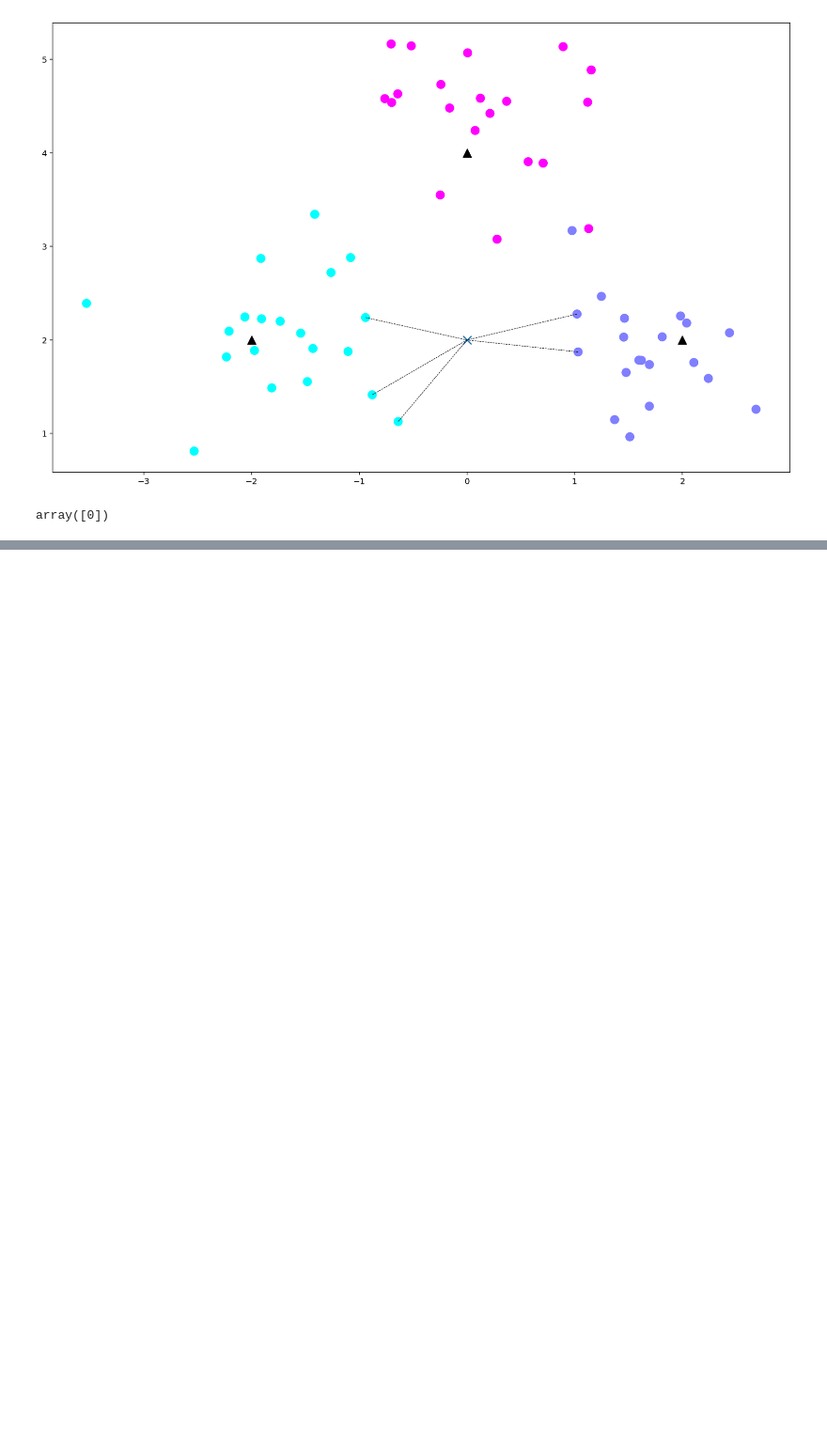
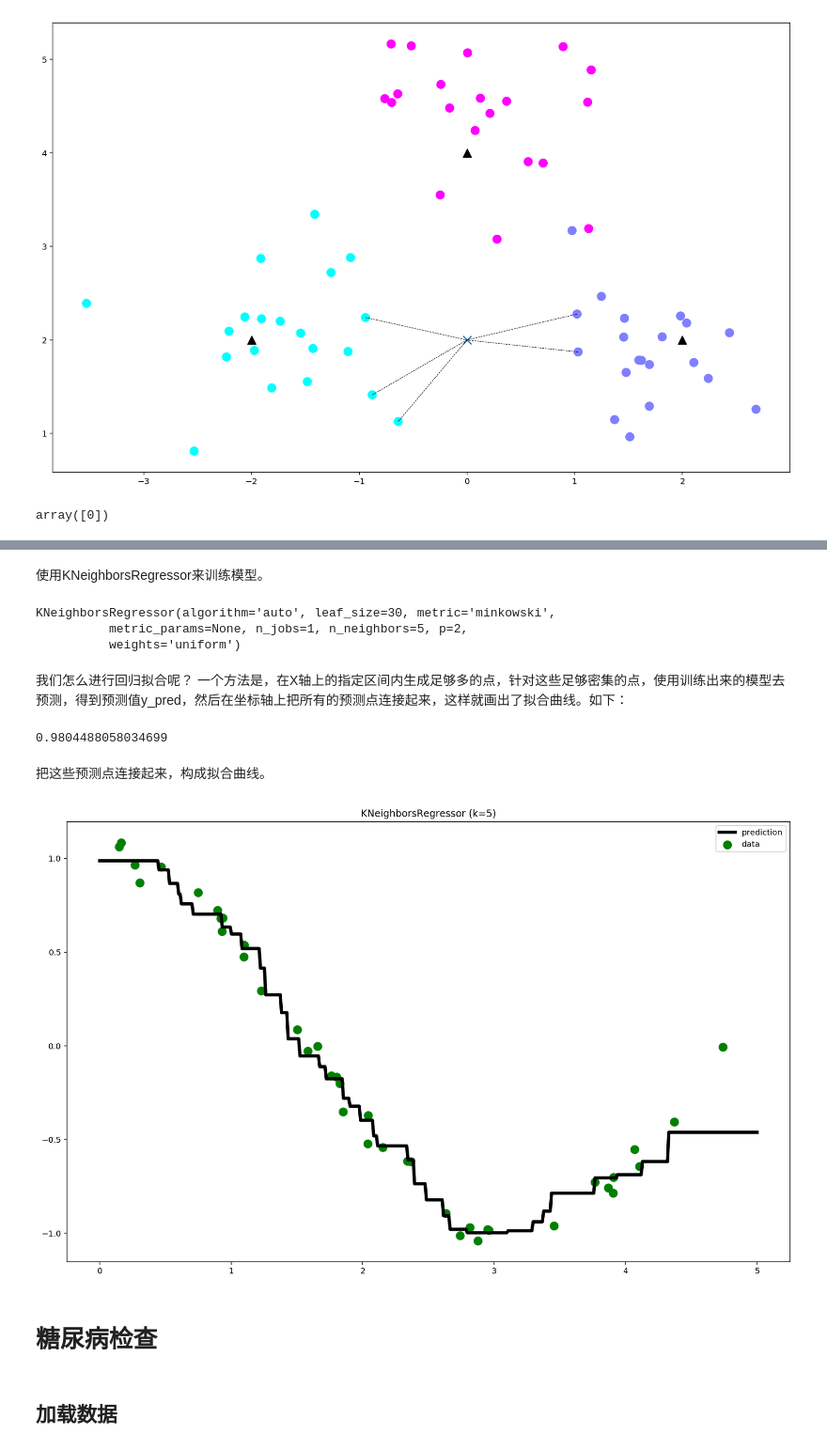
Before and after one commit to DearJaquan/SougouLab, a Jupyter notebook: knn.ipynb, the cells around one changed output, grey strips where cells are left out. Shown at 94% size. Drawn from its saved outputs; the diff is of its cells as text; code cells hidden in the pictures; blank space fills up the shorter version.

Commit message:
knn-regressor

```diff
--- a/knn.ipynb
+++ b/knn.ipynb
@@ -63,0 +70,59 @@ array([0])
+# %%
+import numpy as np
+n_dots = 40
+X = 5 * np.random.rand(n_dots, 1)
+y = np.cos(X).ravel()
+
+# 添加一些噪声
+y += 0.2 * np.random.rand(n_dots) - 0.1
+# %% [markdown]
+使用KNeighborsRegressor来训练模型。
+# %%
+# 训练模型
+from sklearn.neighbors import KNeighborsRegressor
+k = 5
+knn = KNeighborsRegressor(k)
+knn.fit(X, y)
+
+"""
+KNeighborsRegressor(algorithm='auto', leaf_size=30, metric='minkowski',
+          metric_params=None, n_jobs=1, n_neighbors=5, p=2,
+          weights='uniform')
+"""
+# %% [output]
+KNeighborsRegressor(algorithm='auto', leaf_size=30, metric='minkowski',
+          metric_params=None, n_jobs=1, n_neighbors=5, p=2,
+          weights='uniform')
+# %% [markdown]
+我们怎么进行回归拟合呢？
+一个方法是，在X轴上的指定区间内生成足够多的点，针对这些足够密集的点，使用训练出来的模型去预测，得到预测值y_pred，然后在坐标轴上把所有的预测点连接起来，这样就画出了拟合曲线。如下：
+# %%
+# 生成足够密集的点并进行预测
+T = np.linspace(0, 5, 500)[:, np.newaxis]
+y_pred = knn.predict(T)
+knn.score(X, y) # 计算拟合曲线对训练样本的拟合准确性。
+
+"""
+0.9804488058034699
+"""
+# %% [output]
+0.9804488058034699
+# %% [markdown]
+把这些预测点连接起来，构成拟合曲线。
+# %%
+# 画出拟合曲线。
+import matplotlib.pyplot as plt
+plt.figure(figsize=(16,10), dpi=144)
+plt.scatter(X, y, c='g', label='data', s=100) # 画出训练样本
+plt.plot(T, y_pred, c='k', label='prediction', lw=4) # 画出拟合曲线
+plt.axis('tight')
+plt.title('KNeighborsRegressor (k=%i)' % k)
+plt.legend()
+plt.savefig('knn_regressor.png')
+plt.show()
+# %% [output]
+[figure, added]
+# %% [markdown]
+# 糖尿病检查
+# %% [markdown]
+## 加载数据
```
Also changed, not shown: parts of 24 cells of this notebook, 2 other files.
